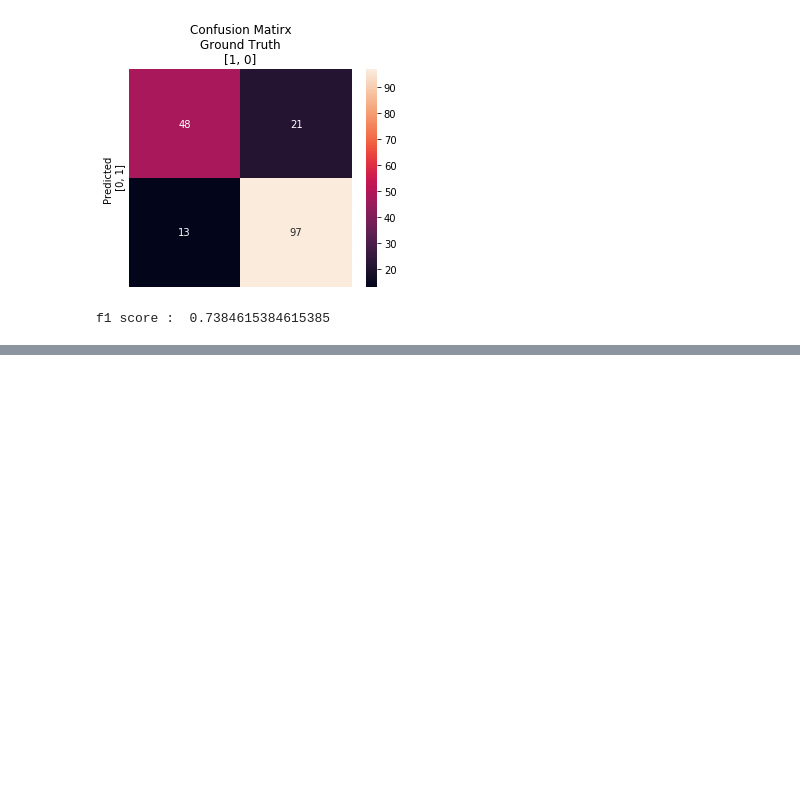
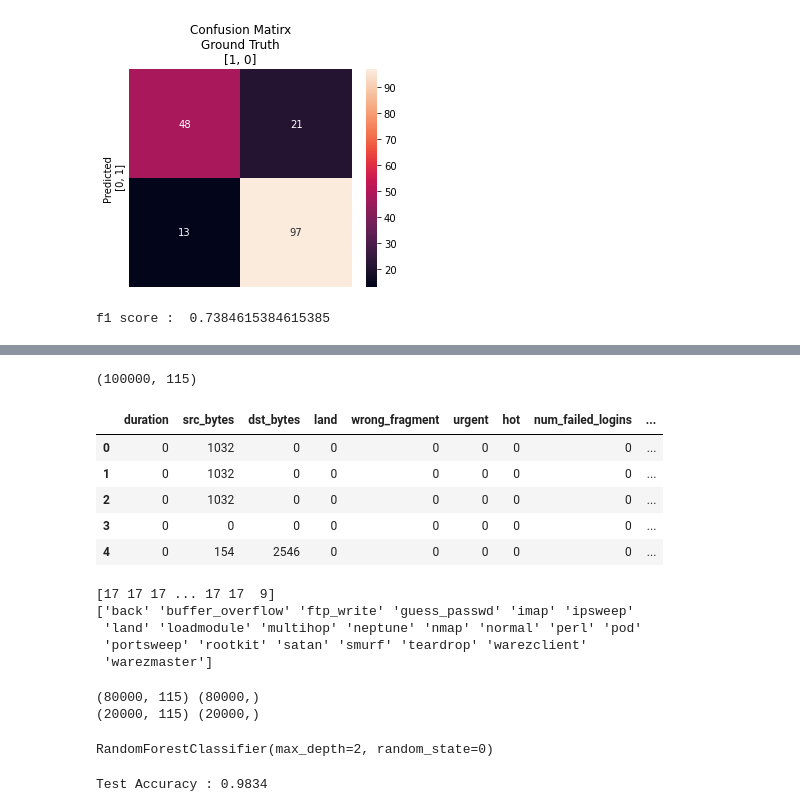
Before and after one commit to ironmanciti/wins, a Jupyter notebook: 070.RandomForest .ipynb, the cells around one changed output, grey strips where cells are left out. Drawn from its saved outputs; the diff is of its cells as text; code cells hidden in the pictures; blank space fills up the shorter version.

```diff
--- a/070.RandomForest .ipynb
+++ b/070.RandomForest .ipynb
@@ -130,0 +183,2 @@ f1 score :  0.7384615384615385
+# %%
+Y = df.pop('label')
@@ -130,0 +197,56 @@ f1 score :  0.7384615384615385
+# %%
+df = pd.get_dummies(df)
+# %%
+df.shape
+# %% [output]
+(100000, 115)
+# %%
+pd.options.display.max_columns=None
+df.head()
+# %% [output]
+|  | duration | src_bytes | dst_bytes | land | wrong_fragment | urgent | hot | num_failed_logins | ... |
+| 0 | 0 | 1032 | 0 | 0 | 0 | 0 | 0 | 0 | ... |
+| 1 | 0 | 1032 | 0 | 0 | 0 | 0 | 0 | 0 | ... |
+| 2 | 0 | 1032 | 0 | 0 | 0 | 0 | 0 | 0 | ... |
+| 3 | 0 | 0 | 0 | 0 | 0 | 0 | 0 | 0 | ... |
+| 4 | 0 | 154 | 2546 | 0 | 0 | 0 | 0 | 0 | ... |
+# %%
+from sklearn.preprocessing import LabelEncoder
+
+label = LabelEncoder()
+Y = label.fit_transform(Y)
+
+print(Y)
+print(label.classes_)
+# %% [output]
+[17 17 17 ... 17 17  9]
+['back' 'buffer_overflow' 'ftp_write' 'guess_passwd' 'imap' 'ipsweep'
+ 'land' 'loadmodule' 'multihop' 'neptune' 'nmap' 'normal' 'perl' 'pod'
+ 'portsweep' 'rootkit' 'satan' 'smurf' 'teardrop' 'warezclient'
+ 'warezmaster']
+# %%
+# train / test dataset split
+X_train, X_test, y_train, y_test = \
+        train_test_split(df.values, Y, test_size=0.2, random_state=0)
+
+print(X_train.shape, y_train.shape)
+print(X_test.shape, y_test.shape)
+# %% [output]
+(80000, 115) (80000,)
+(20000, 115) (20000,)
+# %%
+# Fitting RandomForest
+clf = RandomForestClassifier(max_depth=2, random_state=0)
+clf.fit(X_train, y_train)
+# %% [output]
+RandomForestClassifier(max_depth=2, random_state=0)
+# %%
+# predict test set
+y_pred = clf.predict(X_test)
+
+# Confusion matrix
+from sklearn.metrics import accuracy_score
+
+print('Test Accuracy :', accuracy_score(y_test, y_pred))
+# %% [output]
+Test Accuracy : 0.9834
```
Also changed, not shown: parts of 10 cells of this notebook, 6 other files.
